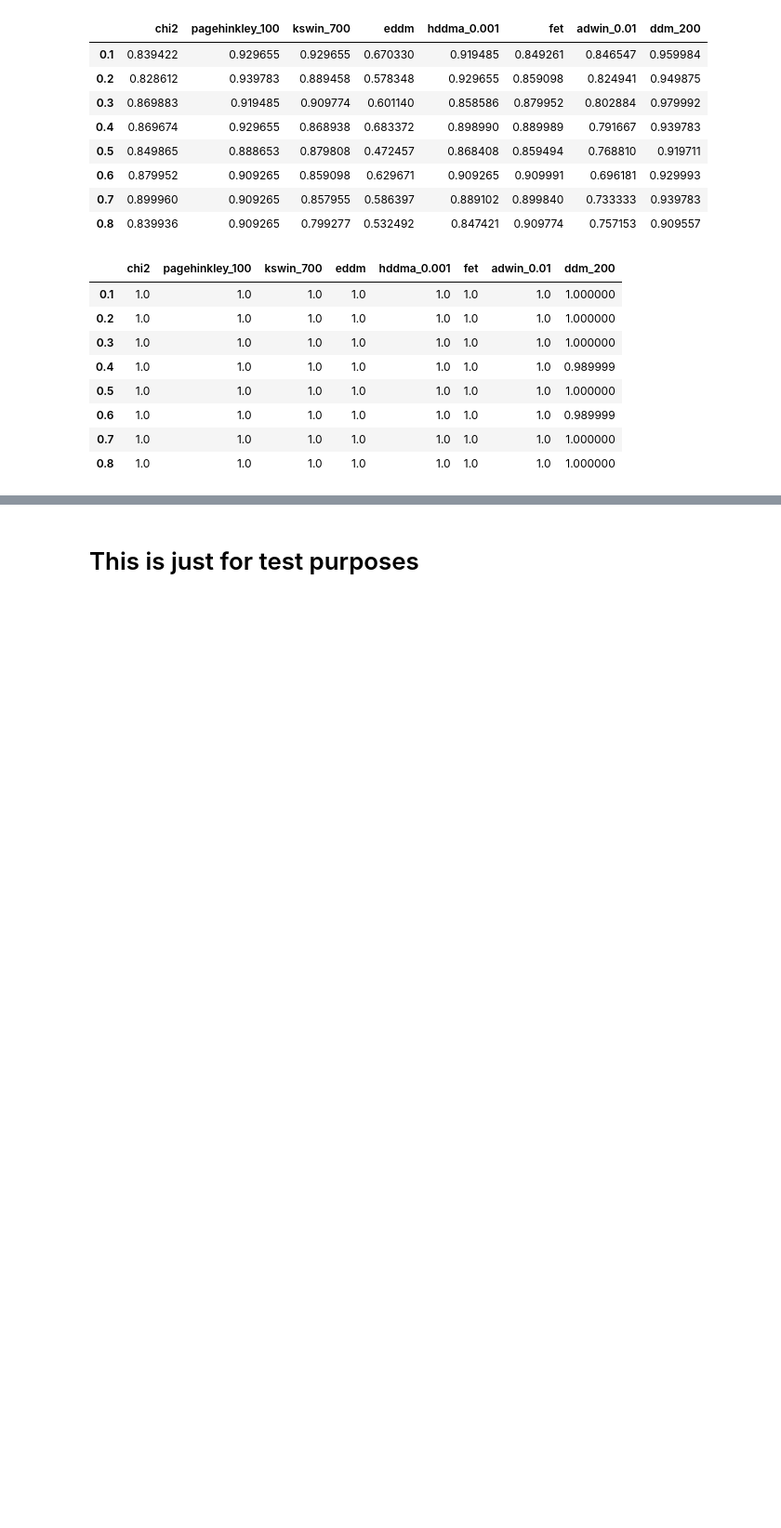
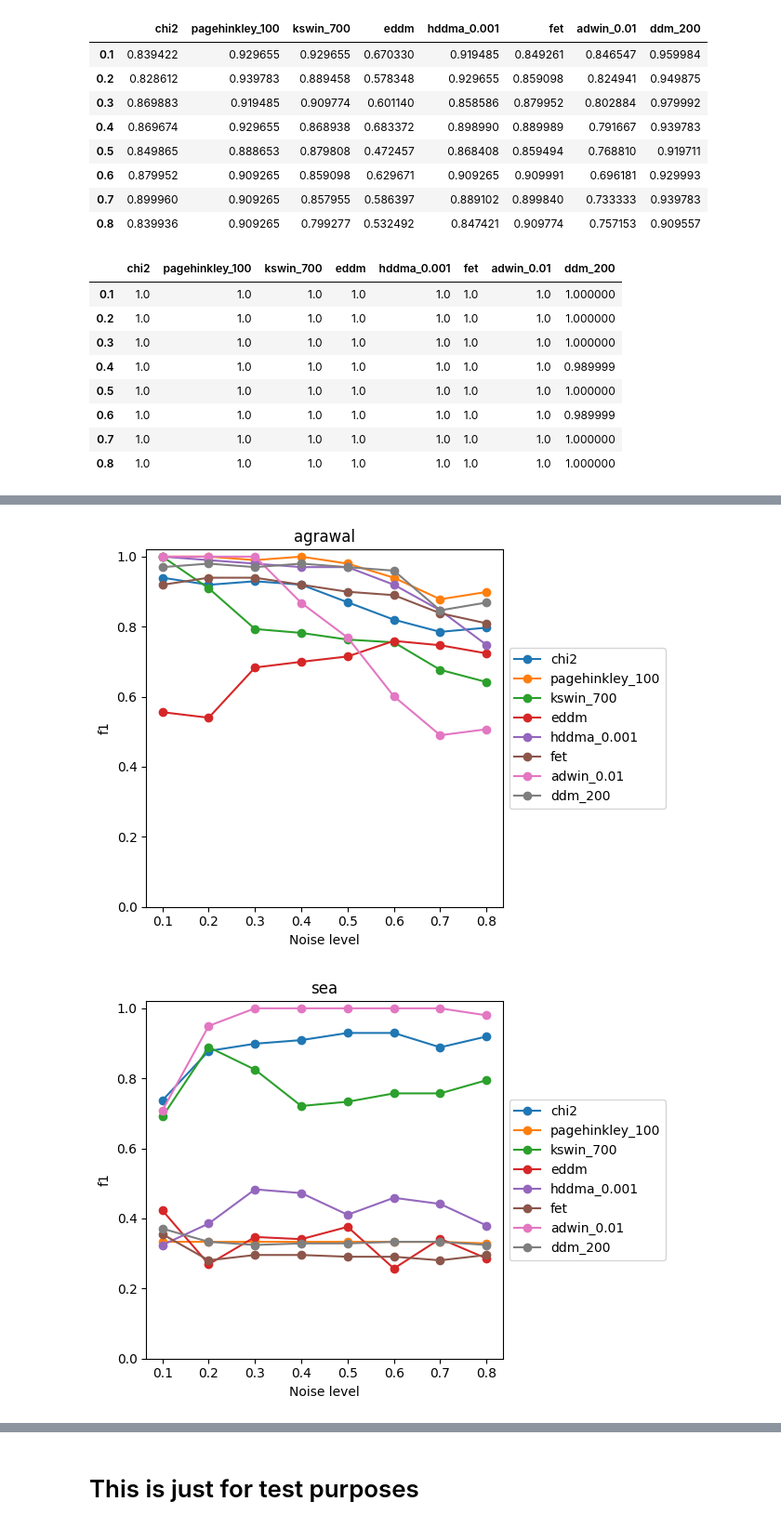
Before and after one commit to fgiobergia/DriftInspector, a Jupyter notebook: src/synth/cds_global_methods.ipynb, the cells around one changed output, grey strips where cells are left out. Shown at 93% size. Saved outputs shown, nothing was run; the diff lists cells and outputs as text; code cells hidden in the pictures; blank space fills up the shorter version.

```diff
--- a/src/synth/cds_global_methods.ipynb
+++ b/src/synth/cds_global_methods.ipynb
@@ -368,7 +368,7 @@ for exp_type in ["agrawal", "sea", "led", "hyper", "stagger"]:
 import pickle
 # Create folder if it does not exist
 pathlib.Path('summary_results').mkdir(parents=True, exist_ok=True)
-with open('summary_results/results-overall-best-methods-noise.pkl', 'wb') as f:
+with open(f'summary_results/results-overall-best-methods-{metric}-noise.pkl', 'wb') as f:
     pickle.dump(store_best_results, f)
 # %% [output]
 |  | chi2 | pagehinkley_100 | kswin_700 | eddm | hddma_0.001 | fet | adwin_0.01 | ddm_200 |
@@ -419,7 +421,4 @@ with open('summary_results/results-overall-best-methods-noise.pkl', 'wb') as f:
 # %%
-with open('summary_results/results-overall-best-methods-noise.pkl', 'rb') as f:
+metric = 'f1'
+with open(f'summary_results/results-overall-best-methods-{metric}-noise.pkl', 'rb') as f:
     store_best_results = pickle.load(f)
-
-for dataset in store_best_results:
-    print(dataset)
-    display(pd.DataFrame(store_best_results[dataset]))
@@ -476,0 +480,21 @@ stagger
+# %%
+for dataset in store_best_results:
+    for method in store_best_results[dataset]:
+        noise_vs_values = store_best_results[dataset][method]
+
+        noise_levels = list(noise_vs_values.keys())
+        vals = list(noise_vs_values.values())
+
+        import matplotlib.pyplot as plt
+        plt.plot(noise_levels, vals, label = method, marker='o')
+        plt.xlabel('Noise level')
+        plt.ylabel(f'{metric}')
+        plt.title(f'{dataset}')
+        plt.ylim(0, 1+0.02)
+        # Show the legend outside the plot
+        plt.tight_layout()
+        plt.legend(loc='center left', bbox_to_anchor=(1, 0.5))
+    plt.show()
+# %% [output]
+[figure, added]
+[figure, added]
```
Also changed, not shown: parts of 4 cells of this notebook.
